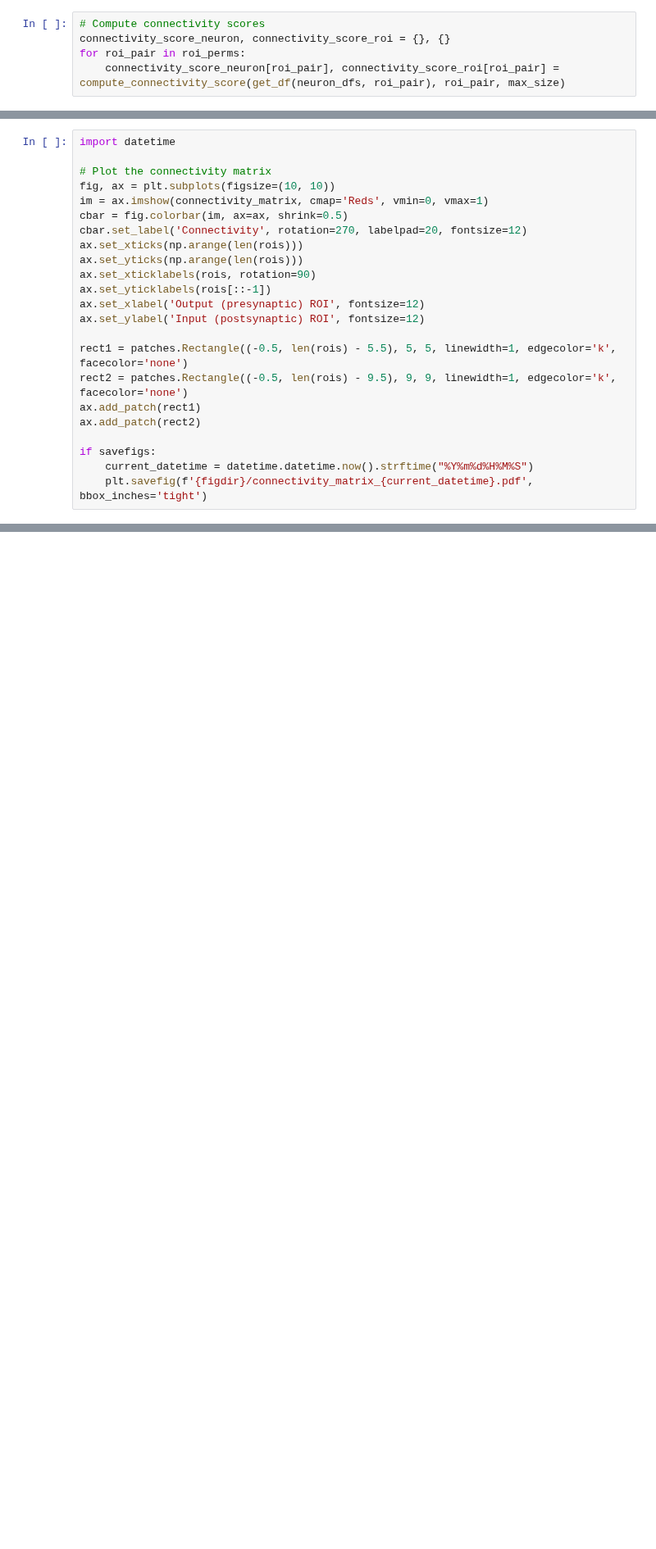
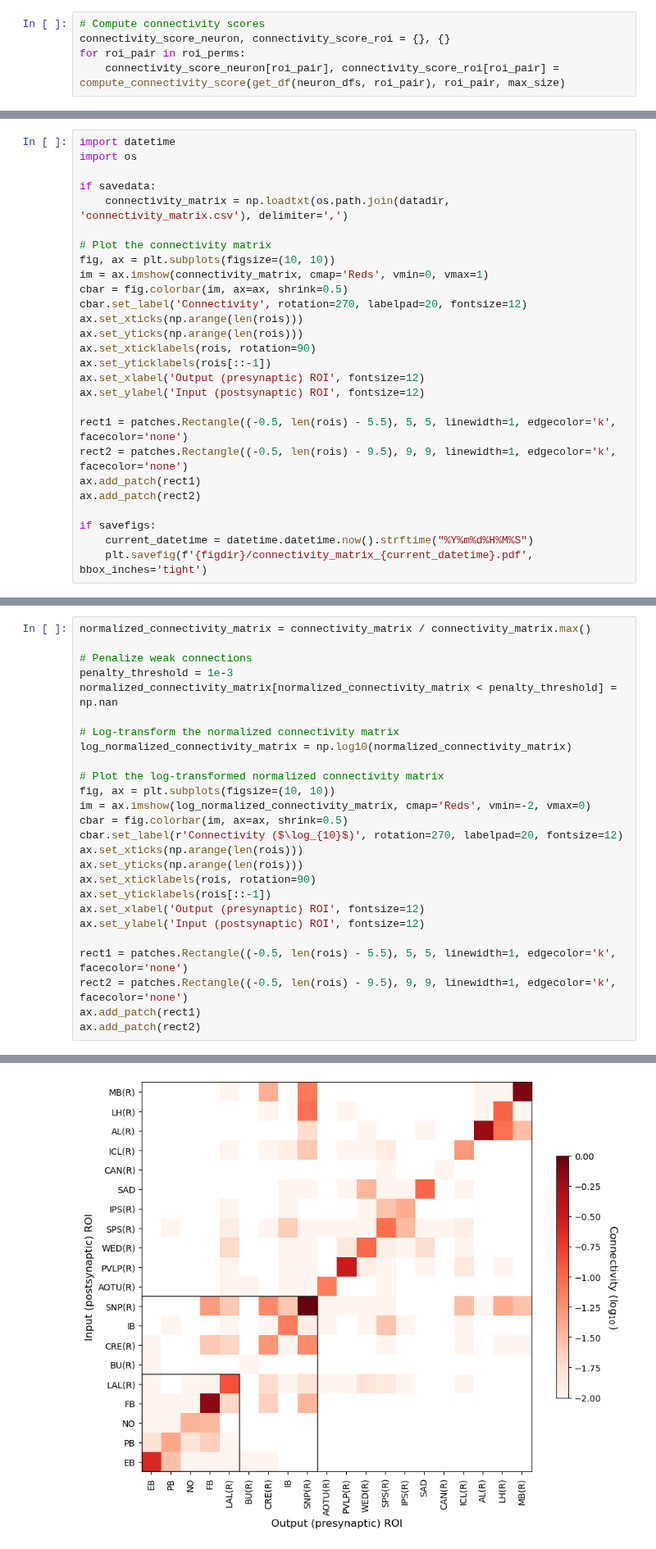
Before and after one commit to CharlesXu-Jingyue/KIBM_Connectomics, a Jupyter notebook: flyConnectome.ipynb, the cells around one changed output, grey strips where cells are left out. Shown at 82% size. Cells and saved outputs as stored; diff of their text form; blank space fills up the shorter version.

Commit message:
normalize then log

```diff
--- a/flyConnectome.ipynb
+++ b/flyConnectome.ipynb
@@ -388,6 +386,10 @@ if savedata:
   1.09397975e-04 2.41314112e-04 3.35535107e-05 3.69258739e-04]]
 # %%
 import datetime
+import os
+
+if savedata:
+    connectivity_matrix = np.loadtxt(os.path.join(datadir, 'connectivity_matrix.csv'), delimiter=',')
 
 # Plot the connectivity matrix
 fig, ax = plt.subplots(figsize=(10, 10))
@@ -439,3 +441,30 @@ if savefigs:
     plt.savefig(f'{figdir}/connectivity_matrix_{current_datetime}.pdf', bbox_inches='tight')
 # %% [output]
 [figure]
+# %%
+normalized_connectivity_matrix = connectivity_matrix / connectivity_matrix.max()
+
+# Penalize weak connections
+penalty_threshold = 1e-3
+normalized_connectivity_matrix[normalized_connectivity_matrix < penalty_threshold] = np.nan
+
+# Log-transform the normalized connectivity matrix
+log_normalized_connectivity_matrix = np.log10(normalized_connectivity_matrix)
+
+# Plot the log-transformed normalized connectivity matrix
+fig, ax = plt.subplots(figsize=(10, 10))
+im = ax.imshow(log_normalized_connectivity_matrix, cmap='Reds', vmin=-2, vmax=0)
+cbar = fig.colorbar(im, ax=ax, shrink=0.5)
+cbar.set_label(r'Connectivity ($\log_{10}$)', rotation=270, labelpad=20, fontsize=12)
+ax.set_xticks(np.arange(len(rois)))
+ax.set_yticks(np.arange(len(rois)))
+ax.set_xticklabels(rois, rotation=90)
+ax.set_yticklabels(rois[::-1])
+ax.set_xlabel('Output (presynaptic) ROI', fontsize=12)
+ax.set_ylabel('Input (postsynaptic) ROI', fontsize=12)
+
+rect1 = patches.Rectangle((-0.5, len(rois) - 5.5), 5, 5, linewidth=1, edgecolor='k', facecolor='none')
+rect2 = patches.Rectangle((-0.5, len(rois) - 9.5), 9, 9, linewidth=1, edgecolor='k', facecolor='none')
+ax.add_patch(rect1)
+ax.add_patch(rect2)
+# %% [output]
@@ -442,3 +472,4 @@ if savefigs:
+[figure, added]
 # %%
 log_connectivity_matrix = np.log10(connectivity_matrix)
 log_connectivity_matrix = np.nan_to_num(log_connectivity_matrix, neginf=np.nan)
```
Also changed, not shown: parts of 3 cells of this notebook.
